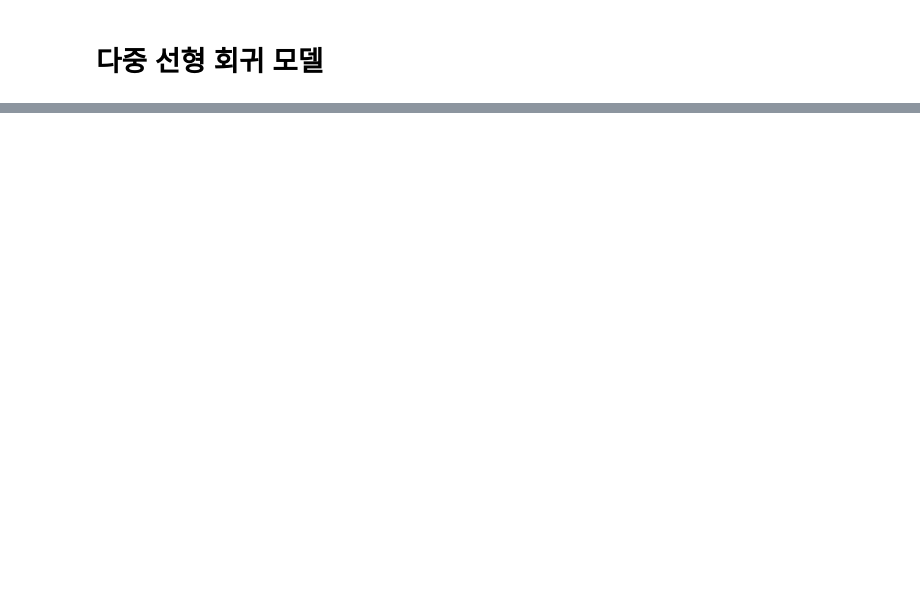
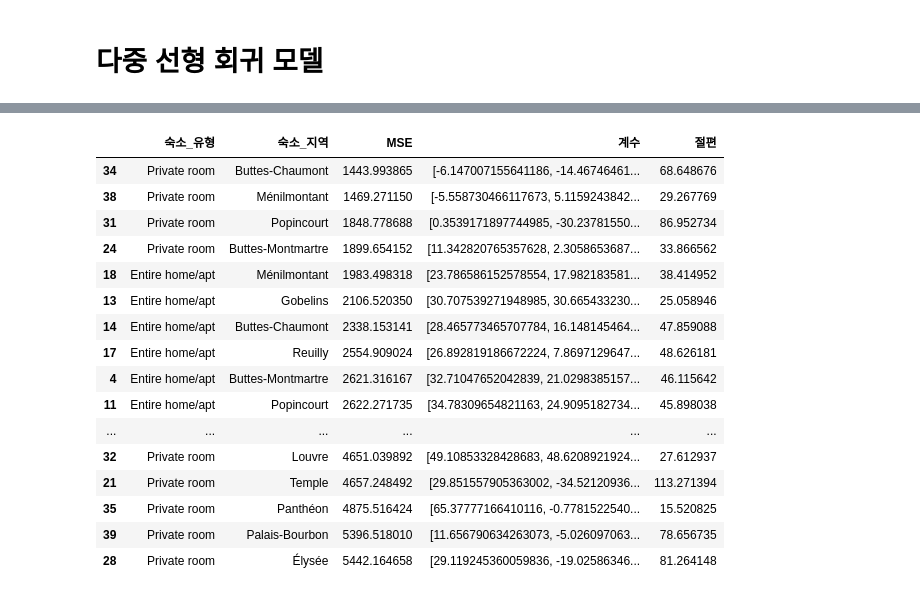
Before and after one commit to minseokpark6/WeeklyProject_Group3, a Jupyter notebook: Code/InwooChoi/파리_가격_전처리_2차.ipynb, the cells around one changed output, grey strips where cells are left out. Drawn from its saved outputs; the diff is of its cells as text; code cells hidden in the pictures; blank space fills up the shorter version.

```diff
--- a/Code/InwooChoi/파리_가격_전처리_2차.ipynb
+++ b/Code/InwooChoi/파리_가격_전처리_2차.ipynb
@@ -404,0 +482,39 @@ plt.show()
+# %%
+# 필요한 독립변수 선택
+features = ['침실수', '욕실수', '침대수', '수용_인원수']
+
+# 결과를 저장할 빈 리스트
+results = []
+
+# 유형과 지역별로 모델 훈련 및 평가
+for i in check1['숙소_유형'].unique():
+    for j in check1['숙소_지역'].unique():
+        # 데이터 필터링
+        subset = check1[(check1['숙소_유형'] == i) & (check1['숙소_지역'] == j)]
+
+        # 충분한 데이터가 있는지 확인
+        if len(subset) > 10:  # 최소 데이터 수는 조절 가능
+            # 독립변수와 종속변수 설정
+            X = subset[features]
+            y = subset['숙소_가격']
+
+            # 모델 생성 및 훈련
+            model = LinearRegression()
+            model.fit(X, y)
+
+            # 예측 및 성능 평가
+            y_pred = model.predict(X)
+            mse = mean_squared_error(y, y_pred)
+
+            # 결과 저장
+            results.append({
+                '숙소_유형': i,
+                '숙소_지역': j,
+                'MSE': mse,
+                '계수': model.coef_,
+                '절편': model.intercept_
+            })
+
+# 결과 DataFrame 생성
+results_df = pd.DataFrame(results)
+print(results_df)
@@ -404,0 +539,20 @@ plt.show()
+# %%
+results_df.sort_values(by='MSE')
+# %% [output]
+|  | 숙소_유형 | 숙소_지역 | MSE | 계수 | 절편 |
+| 34 | Private room | Buttes-Chaumont | 1443.993865 | [-6.147007155641186, -14.46746461... | 68.648676 |
+| 38 | Private room | Ménilmontant | 1469.271150 | [-5.558730466117673, 5.1159243842... | 29.267769 |
+| 31 | Private room | Popincourt | 1848.778688 | [0.3539171897744985, -30.23781550... | 86.952734 |
+| 24 | Private room | Buttes-Montmartre | 1899.654152 | [11.342820765357628, 2.3058653687... | 33.866562 |
+| 18 | Entire home/apt | Ménilmontant | 1983.498318 | [23.786586152578554, 17.982183581... | 38.414952 |
+| 13 | Entire home/apt | Gobelins | 2106.520350 | [30.707539271948985, 30.665433230... | 25.058946 |
+| 14 | Entire home/apt | Buttes-Chaumont | 2338.153141 | [28.465773465707784, 16.148145464... | 47.859088 |
+| 17 | Entire home/apt | Reuilly | 2554.909024 | [26.892819186672224, 7.8697129647... | 48.626181 |
+| 4 | Entire home/apt | Buttes-Montmartre | 2621.316167 | [32.71047652042839, 21.0298385157... | 46.115642 |
+| 11 | Entire home/apt | Popincourt | 2622.271735 | [34.78309654821163, 24.9095182734... | 45.898038 |
+| ... | ... | ... | ... | ... | ... |
+| 32 | Private room | Louvre | 4651.039892 | [49.10853328428683, 48.6208921924... | 27.612937 |
+| 21 | Private room | Temple | 4657.248492 | [29.851557905363002, -34.52120936... | 113.271394 |
+| 35 | Private room | Panthéon | 4875.516424 | [65.37777166410116, -0.7781522540... | 15.520825 |
+| 39 | Private room | Palais-Bourbon | 5396.518010 | [11.656790634263073, -5.026097063... | 78.656735 |
+| 28 | Private room | Élysée | 5442.164658 | [29.119245360059836, -19.02586346... | 81.264148 |
```
Also changed, not shown: parts of 15 cells of this notebook, 1 other file.
